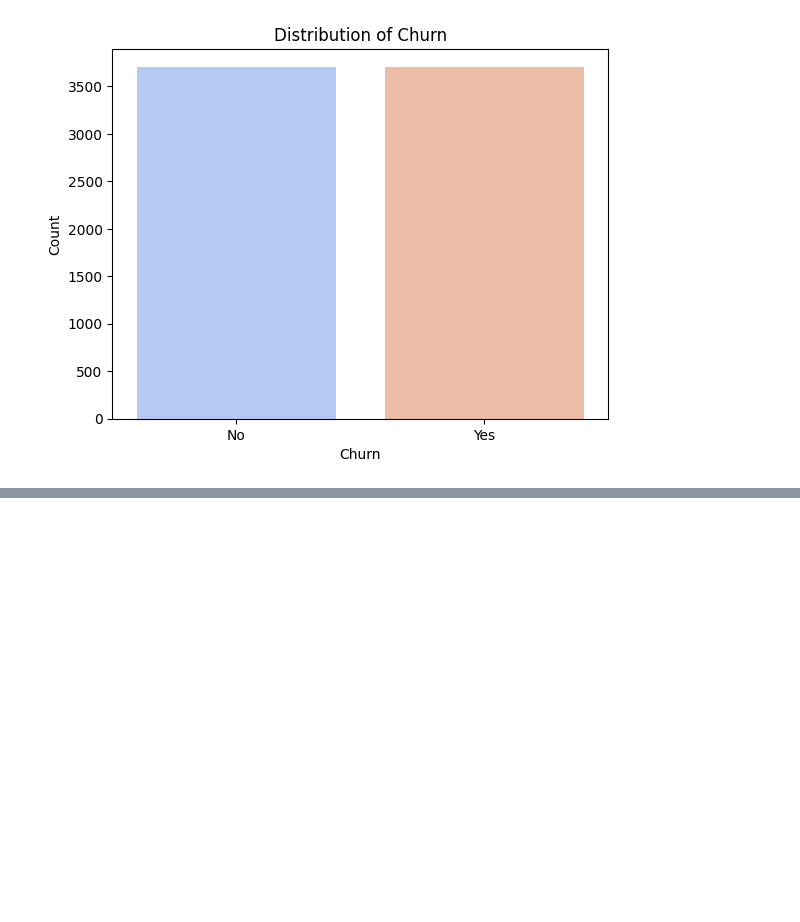
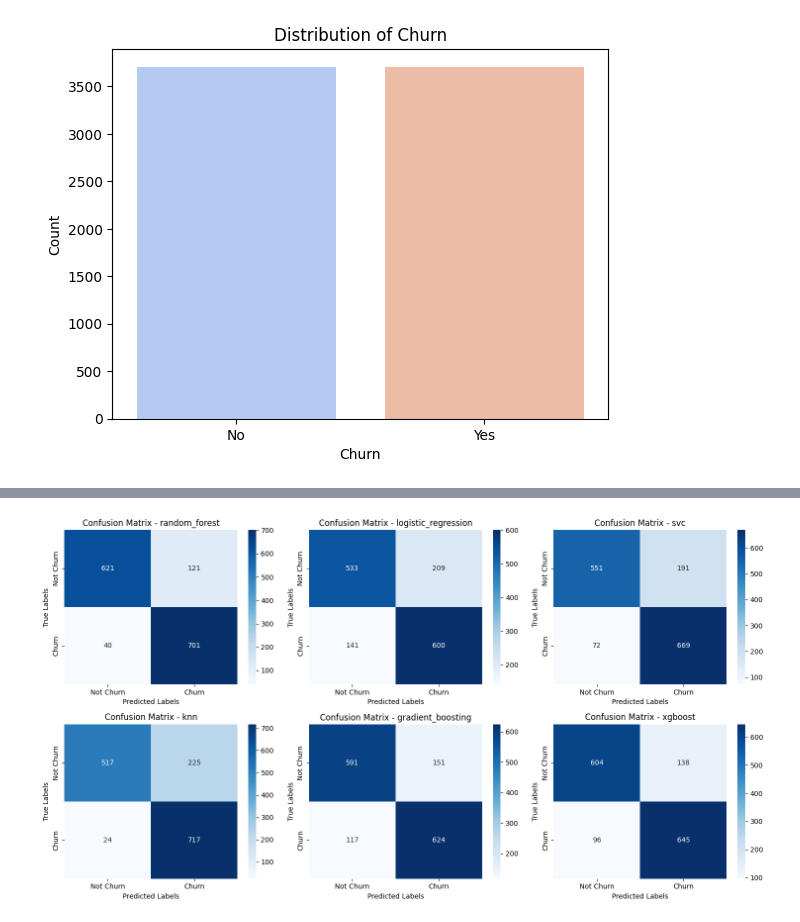
Before and after one commit to Sena-Aku-Agbotse/Customer-Churn-Analysis, a Jupyter notebook: Notebook/main.ipynb, the cells around one changed output, grey strips where cells are left out. Saved outputs shown, nothing was run; the diff lists cells and outputs as text; code cells hidden in the pictures; blank space fills up the shorter version.

Commit message:
Add pipelines

```diff
--- a/Notebook/main.ipynb
+++ b/Notebook/main.ipynb
@@ -641,0 +687,9 @@ plt.show()
+# %%
+# Identify features and target variable
+X = train_data.drop(columns=['Churn'])
+y = train_data['Churn'].apply(lambda x: 1 if x == 'Yes' else 0)
+# %%
+# Separate numerical and categorical columns
+numerical_cols = X.select_dtypes(include=['int64', 'float64']).columns
+numerical_cols = numerical_cols.drop('SeniorCitizen')
+categorical_cols = X.select_dtypes(include=['object']).columns
@@ -641,0 +757,15 @@ plt.show()
+# %%
+#Split the data into training and validation sets
+X_train, X_val, y_train, y_val = train_test_split(X, y, test_size=0.2, random_state=42, stratify=y)
+# %%
+# Initialize an empty dictionary to hold the GridSearchCV results for each model
+grid_searches = {}
+
+# Perform GridSearchCV for each model
+for model_name in models:
+    pipeline = Pipeline(steps=[('preprocessor', preprocessor),
+                               ('model', models[model_name])])
+    grid_search = GridSearchCV(
+        pipeline, param_grid[model_name], cv=5, n_jobs=-1, scoring='accuracy')
+    grid_search.fit(X_train, y_train)
+    grid_searches[model_name] = grid_search
@@ -641,0 +821,19 @@ plt.show()
+# %%
+def plot_confusion_matrices(df_scores, figsize=(15, 8), ncols=3):
+    nrows = int(np.ceil(len(df_scores.columns) / ncols))
+    fig, axes = plt.subplots(nrows, ncols, figsize=figsize)
+    for i, (model_name, row) in enumerate(df_scores.iterrows()):
+        conf_matrix = row['confusion_matrix']
+        ax = axes.flat[i]
+        sns.heatmap(conf_matrix, annot=True, fmt="d", cmap='Blues',
+                    xticklabels=['Not Churn', 'Churn'], yticklabels=['Not Churn', 'Churn'], ax=ax)
+        ax.set_xlabel('Predicted Labels')
+        ax.set_ylabel('True Labels')
+        ax.set_title(f'Confusion Matrix - {model_name}')
+    if nrows > 1 and ncols > 1:
+        plt.tight_layout()
+    plt.show()
+
+plot_confusion_matrices(df_scores)
+# %% [output]
+[figure, added]
```
Also changed, not shown: parts of 25 cells of this notebook, 1 other file.
